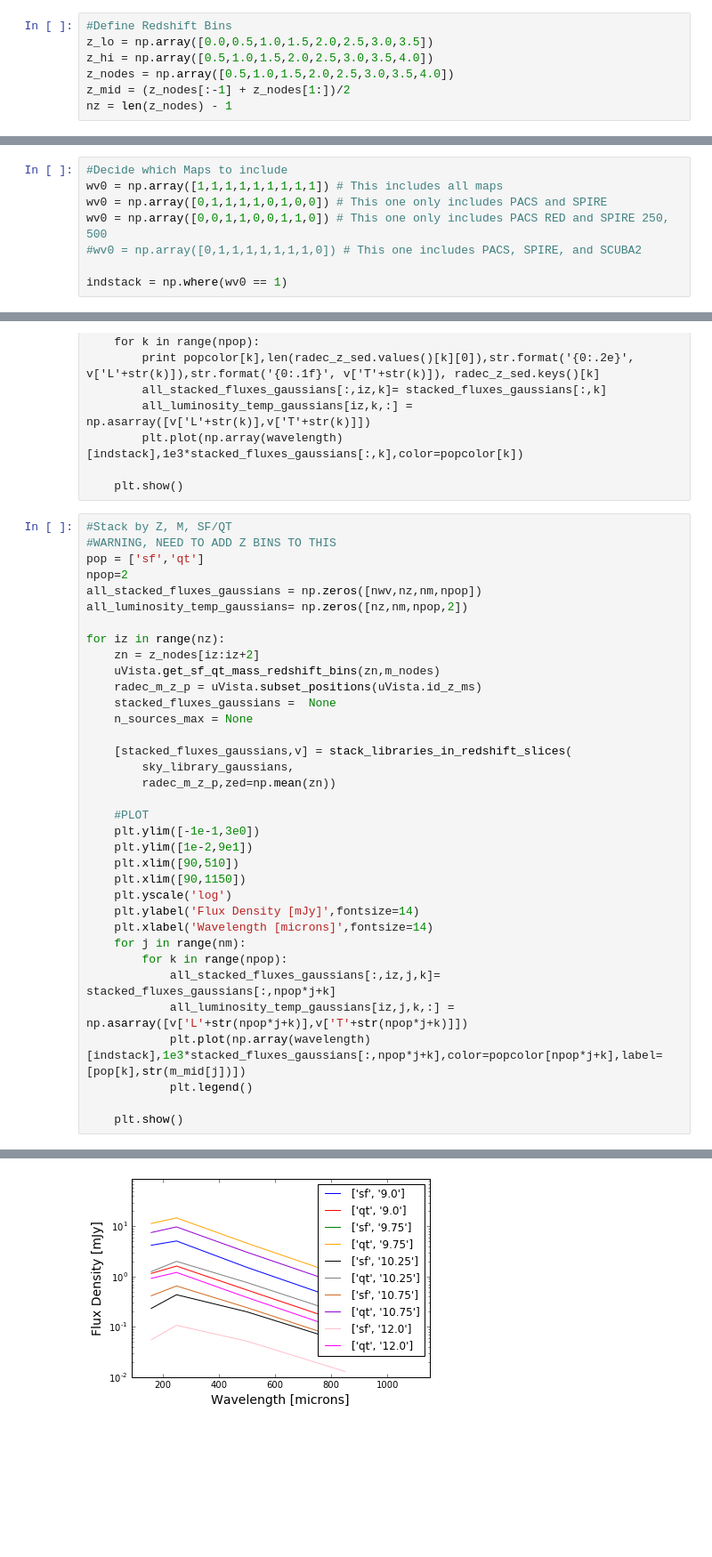
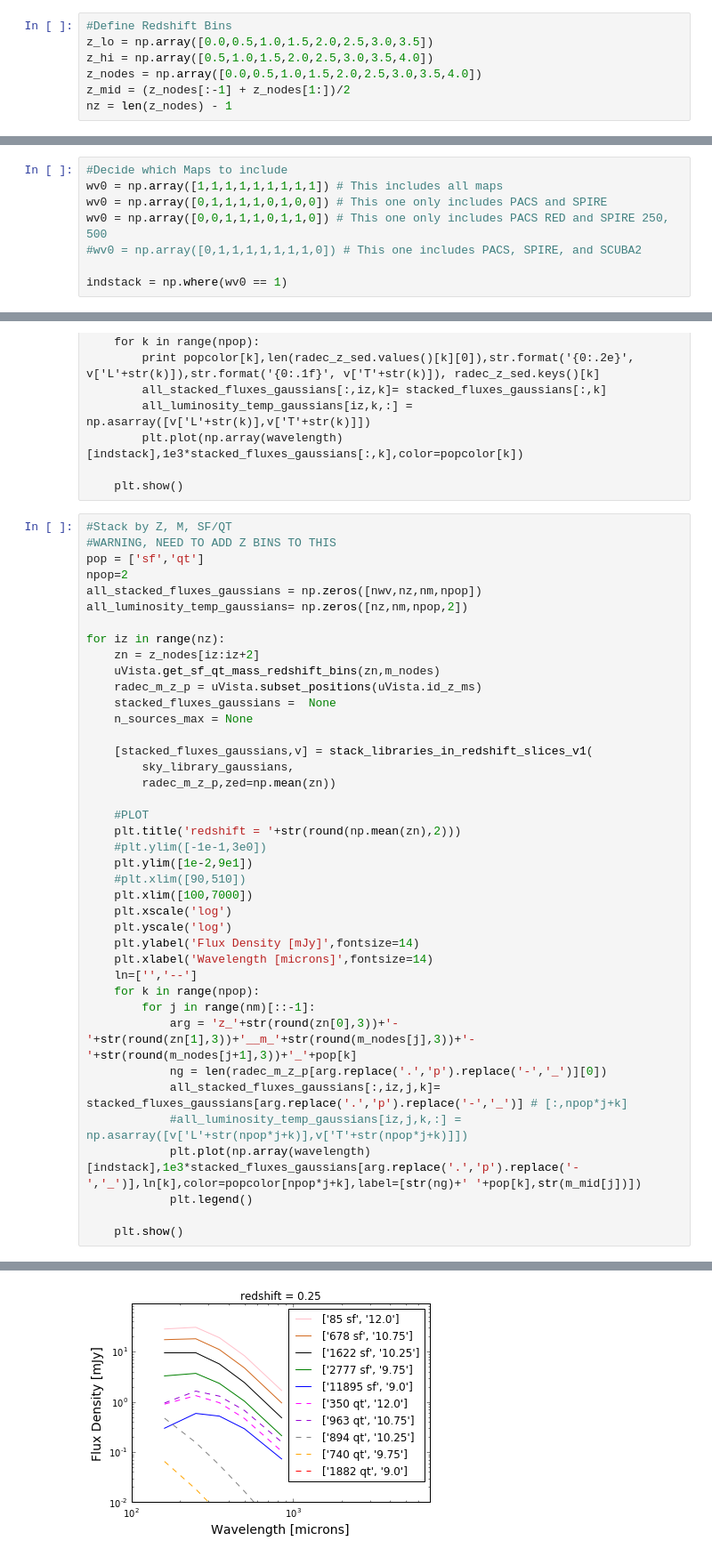
Before and after one commit to marcoviero/simstack, a Jupyter notebook: notebooks/sedstack_with_all_libraries.ipynb, the cells around one changed output, grey strips where cells are left out. Shown at 89% size. Cells and saved outputs as stored; diff of their text form; blank space fills up the shorter version.

```diff
--- a/notebooks/sedstack_with_all_libraries.ipynb
+++ b/notebooks/sedstack_with_all_libraries.ipynb
@@ -30,7 +30,7 @@ popcolor=['blue','red','green','orange','black','grey','chocolate','darkviolet',
 #Define Redshift Bins
 z_lo = np.array([0.0,0.5,1.0,1.5,2.0,2.5,3.0,3.5])
 z_hi = np.array([0.5,1.0,1.5,2.0,2.5,3.0,3.5,4.0])
-z_nodes = np.array([0.5,1.0,1.5,2.0,2.5,3.0,3.5,4.0])
+z_nodes = np.array([0.0,0.5,1.0,1.5,2.0,2.5,3.0,3.5,4.0])
 z_mid = (z_nodes[:-1] + z_nodes[1:])/2
 nz = len(z_nodes) - 1
 # %%
@@ -44,7 +44,7 @@ nm = len(m_nodes) - 1
 #Decide which Maps to include
 wv0 = np.array([1,1,1,1,1,1,1,1,1]) # This includes all maps
 wv0 = np.array([0,1,1,1,1,0,1,0,0]) # This one only includes PACS and SPIRE
-wv0 = np.array([0,0,1,1,0,0,1,1,0]) # This one only includes PACS RED and SPIRE 250, 500
+wv0 = np.array([0,0,1,1,1,0,1,1,0]) # This one only includes PACS RED and SPIRE 250, 500
 #wv0 = np.array([0,1,1,1,1,1,1,1,0]) # This one includes PACS, SPIRE, and SCUBA2
 
 indstack = np.where(wv0 == 1)
@@ -177,23 +180,28 @@ for iz in range(nz):
     stacked_fluxes_gaussians =  None
     n_sources_max = None
 
-    [stacked_fluxes_gaussians,v] = stack_libraries_in_redshift_slices(
+    [stacked_fluxes_gaussians,v] = stack_libraries_in_redshift_slices_v1(
         sky_library_gaussians,
         radec_m_z_p,zed=np.mean(zn))
 
     #PLOT
-    plt.ylim([-1e-1,3e0])
+    plt.title('redshift = '+str(round(np.mean(zn),2)))
+    #plt.ylim([-1e-1,3e0])
     plt.ylim([1e-2,9e1])
-    plt.xlim([90,510])
-    plt.xlim([90,1150])
+    #plt.xlim([90,510])
+    plt.xlim([100,7000])
+    plt.xscale('log')
     plt.yscale('log')
     plt.ylabel('Flux Density [mJy]',fontsize=14)
     plt.xlabel('Wavelength [microns]',fontsize=14)
-    for j in range(nm):
-        for k in range(npop):
-            all_stacked_fluxes_gaussians[:,iz,j,k]= stacked_fluxes_gaussians[:,npop*j+k]
-            all_luminosity_temp_gaussians[iz,j,k,:] = np.asarray([v['L'+str(npop*j+k)],v['T'+str(npop*j+k)]])
-            plt.plot(np.array(wavelength)[indstack],1e3*stacked_fluxes_gaussians[:,npop*j+k],color=popcolor[npop*j+k],label=[pop[k],str(m_mid[j])])
+    ln=['','--']
+    for k in range(npop):
+        for j in range(nm)[::-1]:
+            arg = 'z_'+str(round(zn[0],3))+'-'+str(round(zn[1],3))+'__m_'+str(round(m_nodes[j],3))+'-'+str(round(m_nodes[j+1],3))+'_'+pop[k]
+            ng = len(radec_m_z_p[arg.replace('.','p').replace('-','_')][0])
+            all_stacked_fluxes_gaussians[:,iz,j,k]= stacked_fluxes_gaussians[arg.replace('.','p').replace('-','_')] # [:,npop*j+k]
+            #all_luminosity_temp_gaussians[iz,j,k,:] = np.asarray([v['L'+str(npop*j+k)],v['T'+str(npop*j+k)]])
+            plt.plot(np.array(wavelength)[indstack],1e3*stacked_fluxes_gaussians[arg.replace('.','p').replace('-','_')],ln[k],color=popcolor[npop*j+k],label=[str(ng)+' '+pop[k],str(m_mid[j])])
             plt.legend()
 
     plt.show()
@@ -207,3 +218,3 @@ scuba_850
 500 cube smoothed
 850 cube smoothed
-[figure, old version]
+[figure, new version]
```
Also changed, not shown: parts of 6 cells of this notebook, 6 other files.
